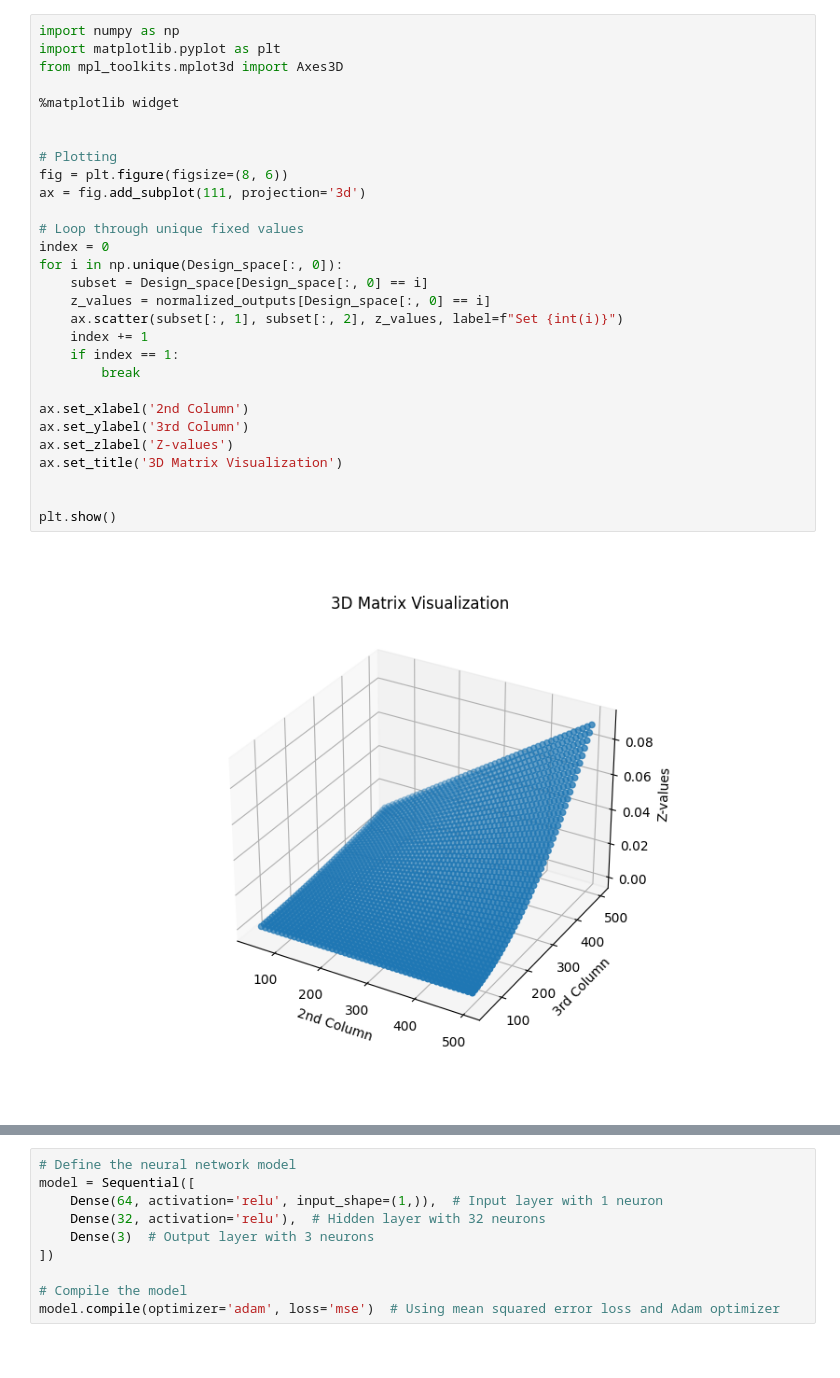
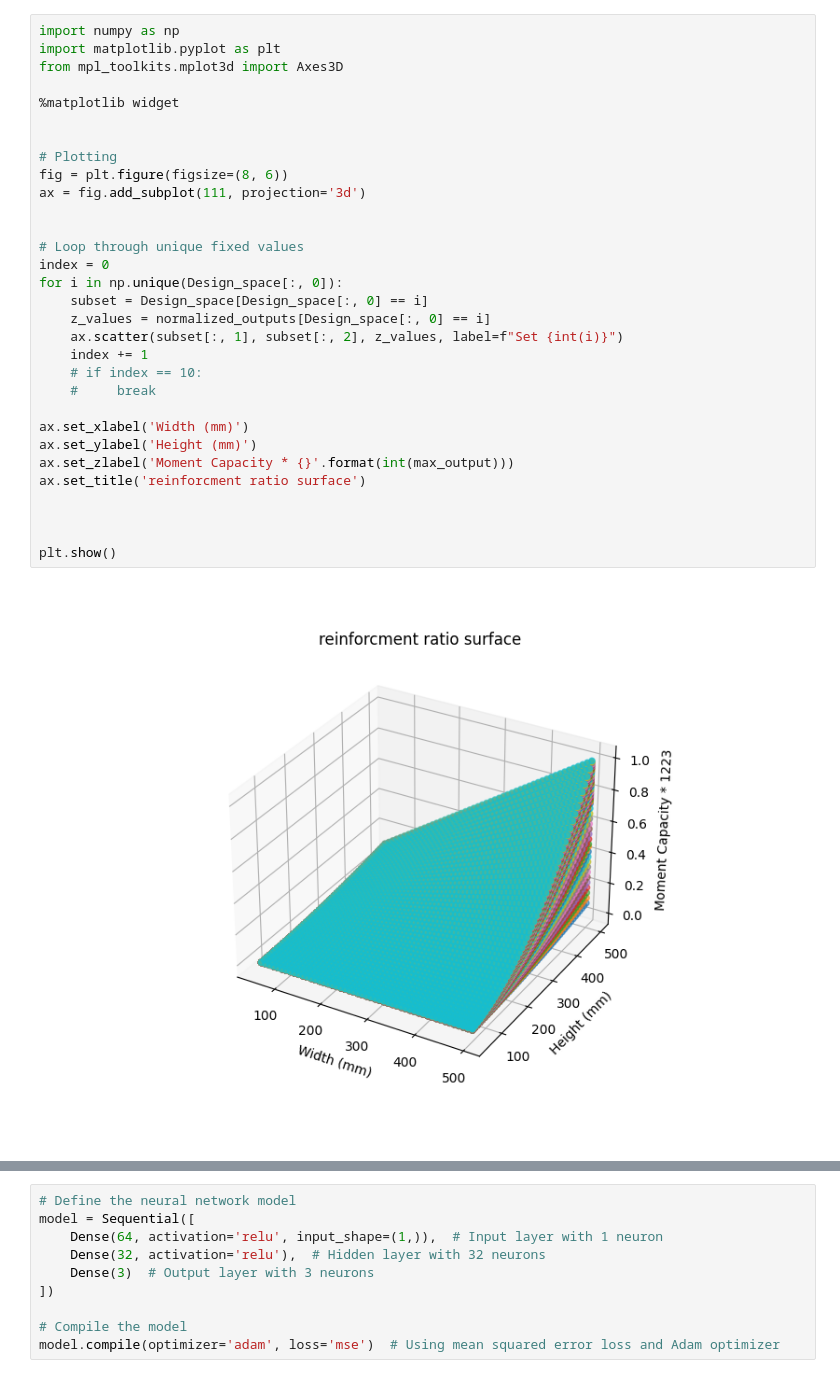
Before and after one commit to bmcs-group/bmcs_ml, a Jupyter notebook: notebooks/flexural_model/02_test_direct_FFNN.ipynb, the cells around one changed output, grey strips where cells are left out. Cells and saved outputs as stored; diff of their text form.

```diff
--- a/notebooks/flexural_model/02_test_direct_FFNN.ipynb
+++ b/notebooks/flexural_model/02_test_direct_FFNN.ipynb
@@ -47,31 +57,33 @@ plt.show()
 # %%
 import numpy as np
 import matplotlib.pyplot as plt
 from mpl_toolkits.mplot3d import Axes3D
 
 %matplotlib widget
 
 
 # Plotting
 fig = plt.figure(figsize=(8, 6))
 ax = fig.add_subplot(111, projection='3d')
 
+
 # Loop through unique fixed values
 index = 0
 for i in np.unique(Design_space[:, 0]):
     subset = Design_space[Design_space[:, 0] == i]
     z_values = normalized_outputs[Design_space[:, 0] == i]
     ax.scatter(subset[:, 1], subset[:, 2], z_values, label=f"Set {int(i)}")
     index += 1
-    if index == 1:
-        break
+    # if index == 10:
+    #     break
 
-ax.set_xlabel('2nd Column')
-ax.set_ylabel('3rd Column')
-ax.set_zlabel('Z-values')
-ax.set_title('3D Matrix Visualization')
+ax.set_xlabel('Width (mm)')
+ax.set_ylabel('Height (mm)')
+ax.set_zlabel('Moment Capacity * {}'.format(int(max_output)))
+ax.set_title('reinforcment ratio surface')
+
 
 
 plt.show()
 # %% [output]
-[figure, old version]
+[figure, new version]
```
Also changed, not shown: parts of 10 cells of this notebook.
